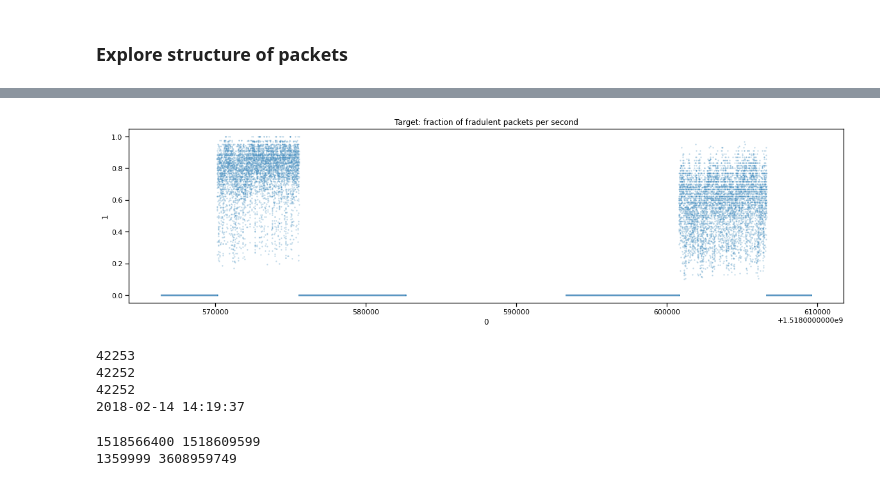
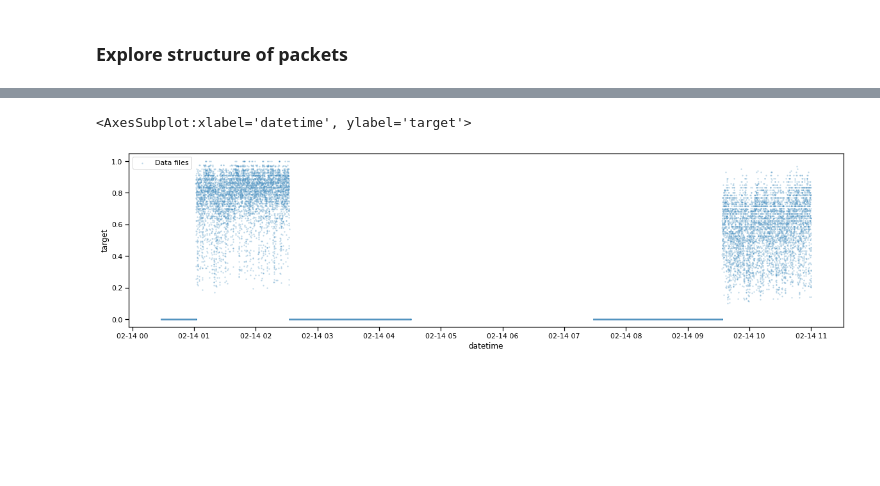
Before and after one commit to vandenbroecksebastiaan/network_intrusion, a Jupyter notebook: exploration.ipynb, the cells around one changed output, grey strips where cells are left out. Cells and saved outputs as stored; diff of their text form; code cells hidden in the pictures; blank space fills up the shorter version.

Commit message:
fixed the target and packet timestamps not aligning

```diff
--- a/exploration.ipynb
+++ b/exploration.ipynb
@@ -200,0 +154,24 @@ False
+# %%
+def read_target():
+    target = pd.read_csv("transformed_data/14_02/target.csv", header=None).sort_values(0)
+    target = target[target[0] > 1e9]
+    # target[0] = pd.to_datetime(target[0], unit="s")
+    target = target.rename({0: "timestamp", 1: "target"}, axis=1)
+    target["source"] = "target"
+    return target
+
+def read_files():
+    files = os.listdir("transformed_data/14_02")
+    files = [i.replace(".csv", "") for i in files]
+    files.remove("target")
+    files = pd.Series([int(i) for i in files]).sort_values()
+    files = pd.DataFrame(files, columns=["timestamp"])
+    files["source"] = "files"
+    return files
+
+
+target = read_target()
+files = read_files()
+
+print(target.shape, files.shape)
+print(target.dtypes, files.dtypes)
@@ -200,0 +186,3 @@ False
+# %%
+data = target.merge(files, on="timestamp", how="inner")
+data
@@ -201,37 +203,6 @@ False
 # %%
 plt.figure(figsize=(20, 5))
-sns.scatterplot(y=target[1], x=target[0], alpha=0.3, s=5).set_title("Target: fraction of fradulent packets per second");
+sns.scatterplot(y=data["target"], x=data["datetime"], alpha=0.3, s=5, color="tab:blue", label="Data files")
 # %% [output]
+<AxesSubplot:xlabel='datetime', ylabel='target'>
-[figure, old version]
+[figure, new version]
-# %%
-dates = [i.replace(".csv", "") for i in os.listdir("transformed_data/14_02") if len(i) > 9]
-print(len(dates))
-dates = [i for i in dates if i != "target"]
-print(len(dates))
-dates = [int(i) for i in dates]
-print(len(dates))
-dates = [i for i in dates if (i < 1518566400) or (i > 1518609599)]
-for i in dates:
-    print(i, end="\r")
-    try:
-        print(pd.to_datetime(i, unit="s"), end="\r")
-    except:
-        print(i)
-        break
-# %% [output]
-42253
-42252
-42252
-2018-02-14 14:19:37
-# %%
-# Fraction of seconds that don't have any packets
-first_second = target[0].min()
-last_second = target[0].max()
-print(first_second, last_second)
-
-first_second = pd.Series(dates).min()
-last_second = pd.Series(dates).max()
-print(first_second, last_second)
-# %% [output]
-1518566400 1518609599
-1359999 3608959749
```
Also changed, not shown: parts of 5 cells of this notebook, 2 other files.
